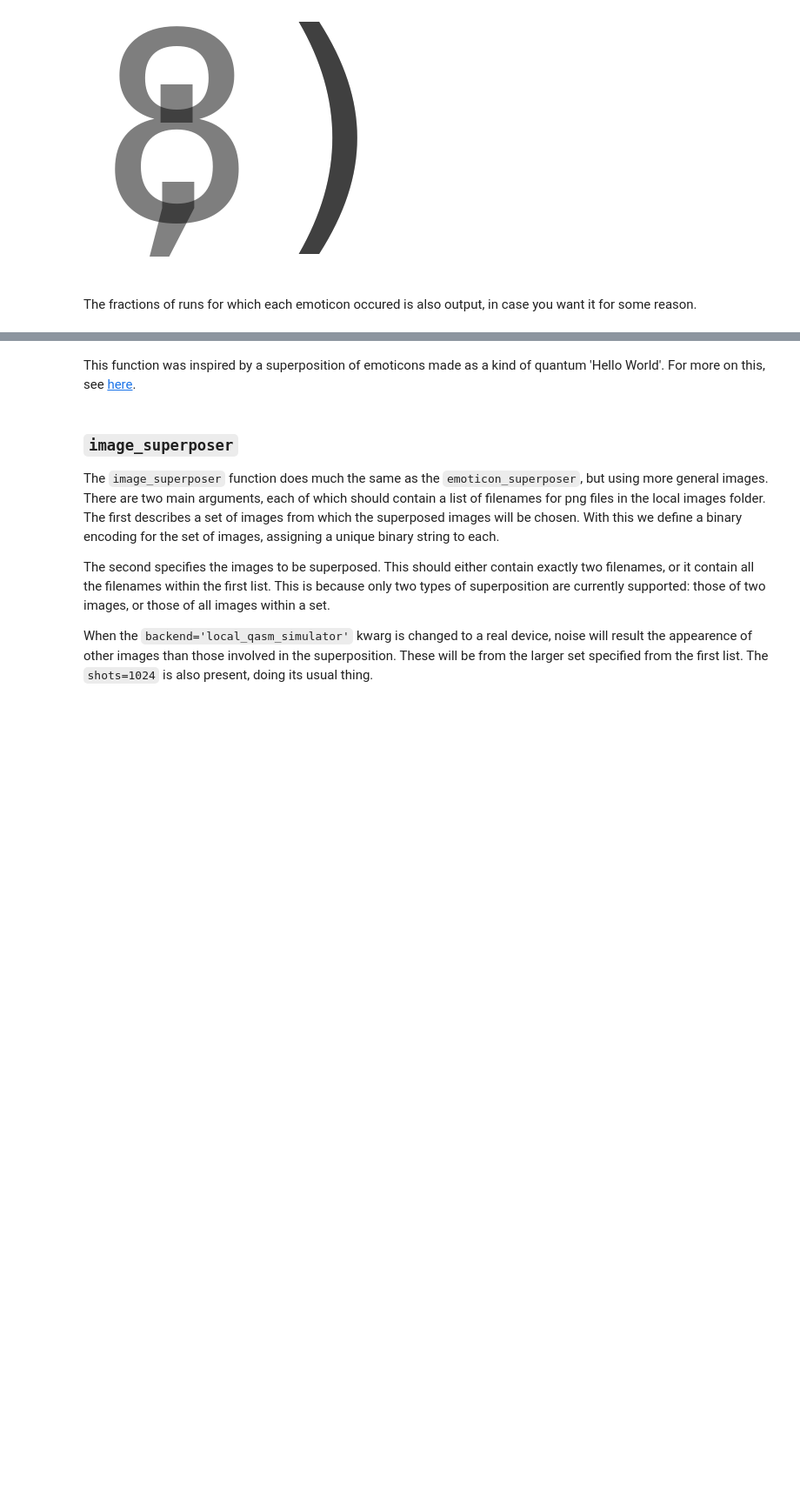
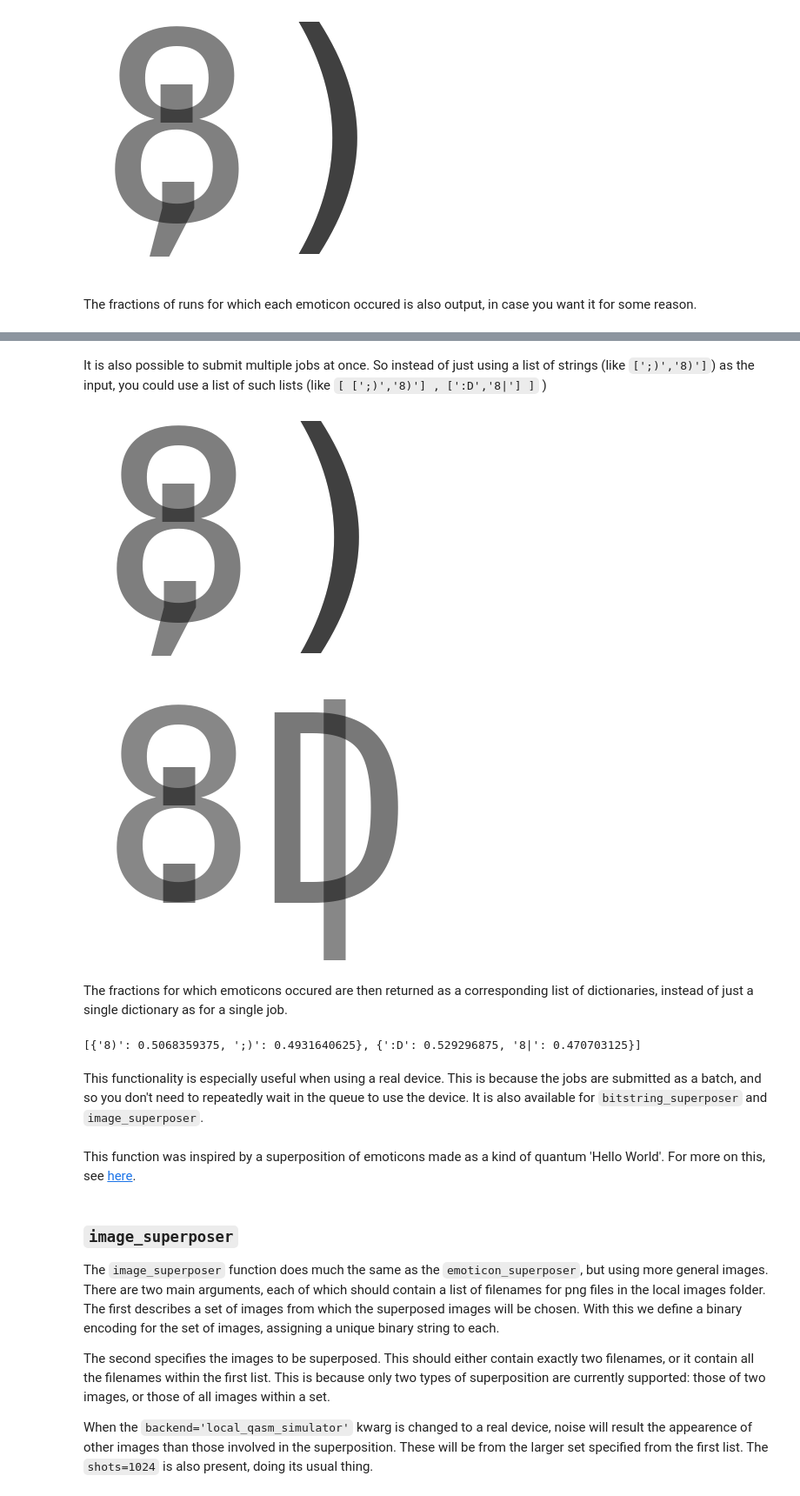
Before and after one commit to quantumjim/qreative, a Jupyter notebook: how-to-use.ipynb, the cells around one changed output, grey strips where cells are left out. Shown at 87% size. Cells and saved outputs as stored; diff of their text form; code cells hidden in the pictures; blank space fills up the shorter version.

```diff
--- a/how-to-use.ipynb
+++ b/how-to-use.ipynb
@@ -300,3 +302,18 @@ stats = creative.emoticon_superposer([':)','8D'],backend='ibmqx5')
+# %% [markdown]
+It is also possible to submit multiple jobs at once. So instead of just using a list of strings (like `[';)','8)']`) as the input, you could use a list of such lists (like `[ [';)','8)'] , [':D','8|'] ]` )
+# %%
+stats = creative.emoticon_superposer([ [';)','8)'] , [':D','8|'] ])
+# %% [output]
+[figure, added]
+[figure, added]
+# %% [markdown]
+The fractions for which emoticons occured are then returned as a corresponding list of dictionaries, instead of just a single dictionary as for a single job.
+# %%
+print(stats)
+# %% [output]
+[{'8)': 0.5068359375, ';)': 0.4931640625}, {':D': 0.529296875, '8|': 0.470703125}]
+# %% [markdown]
+This functionality is especially useful when using a real device. This is because the jobs are submitted as a batch, and so you don't need to repeatedly wait in the queue to use the device. It is also available for `bitstring_superposer` and `image_superposer`.
 # %% [markdown]
 This function was inspired by a superposition of emoticons made as a kind of quantum 'Hello World'. For more on this, see [here](https://medium.com/qiskit/making-a-quantum-computer-smile-cee86a6fc1de).
 # %% [markdown]
```
Also changed, not shown: parts of 20 cells of this notebook, 1 other file.
